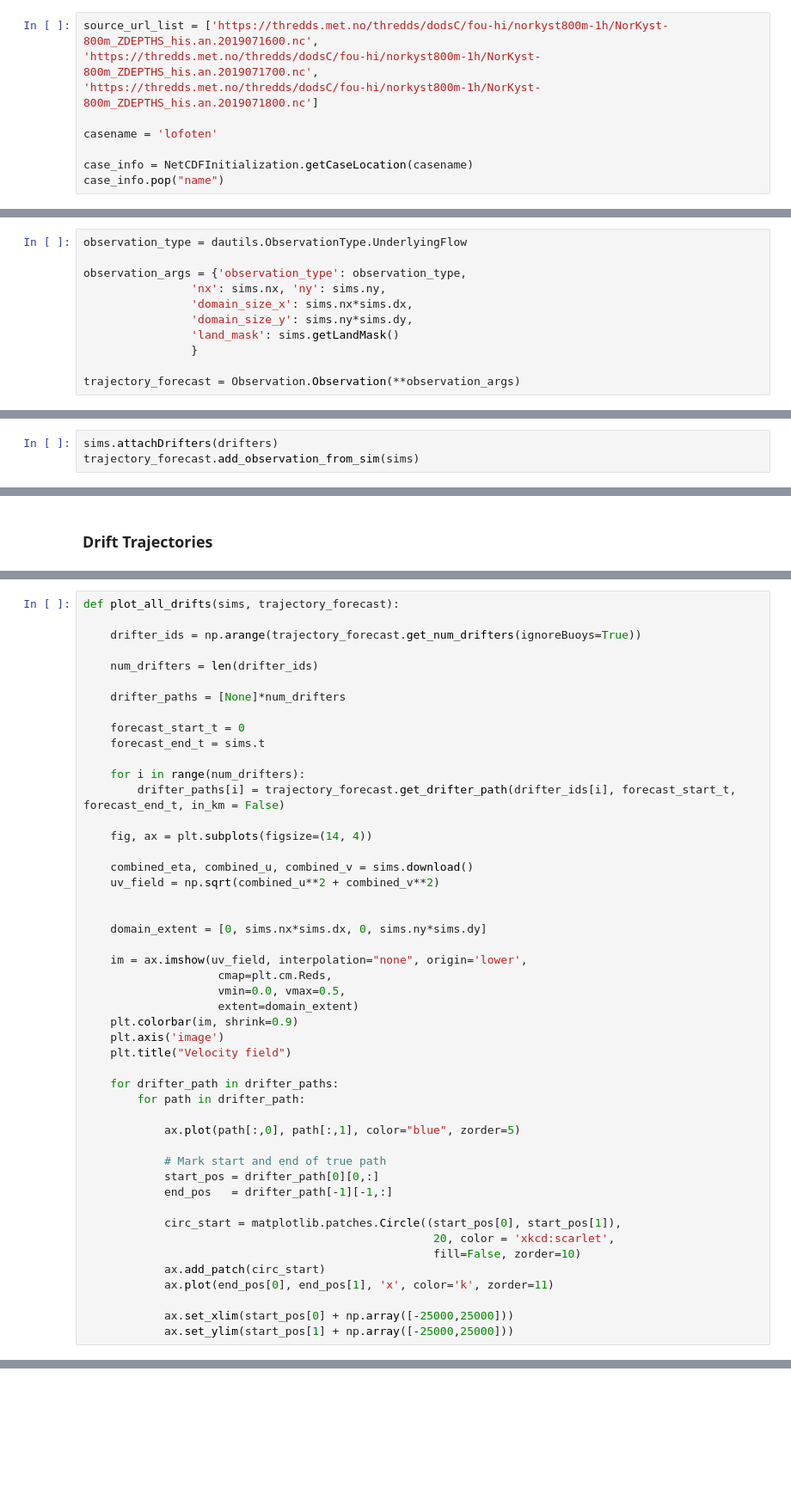
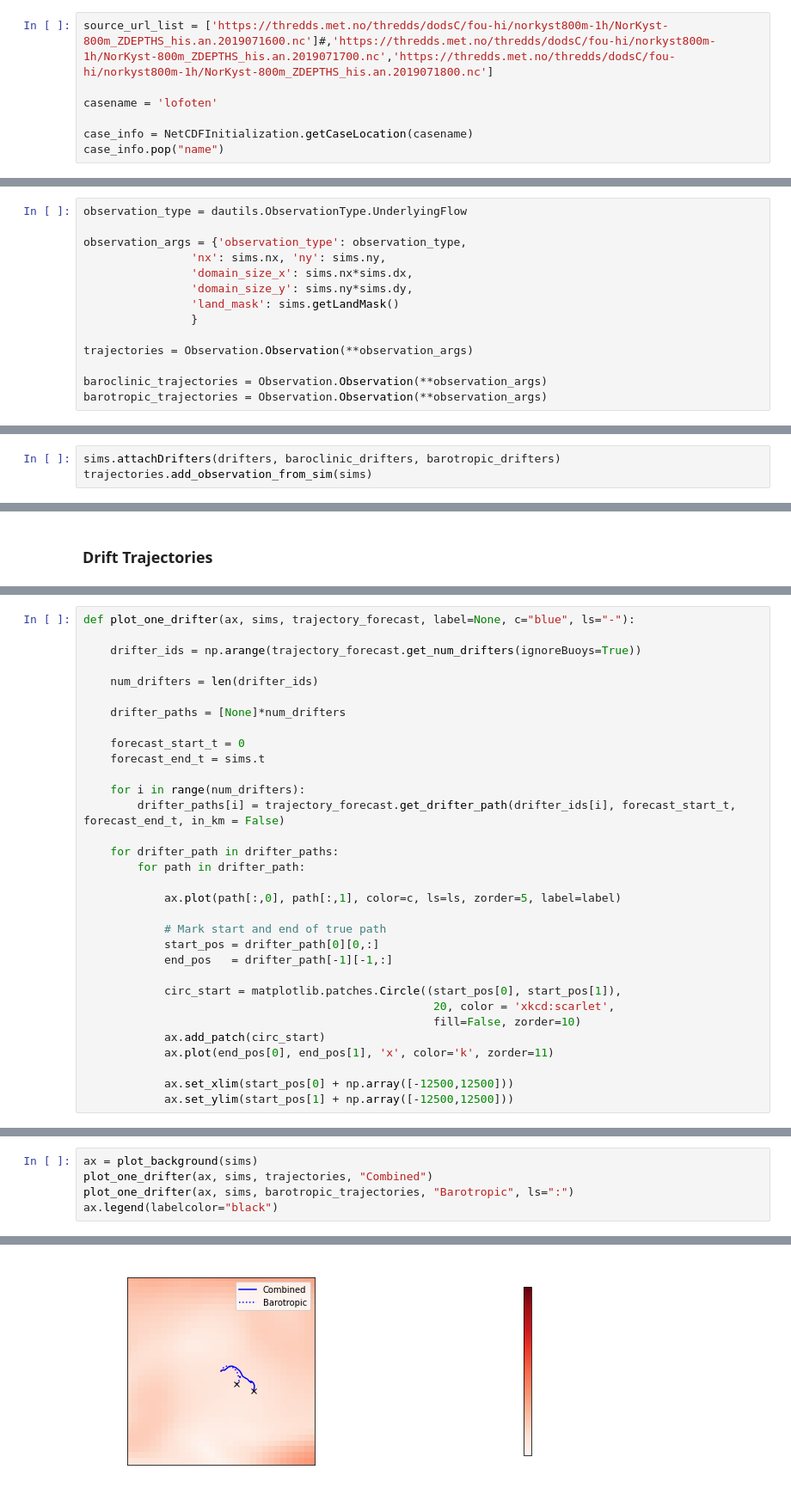
Before and after one commit to sintefmath/reduced-gravity-ocean-model, a Jupyter notebook: notebooks/simTest-CombinedCDKLM16.ipynb, the cells around one changed output, grey strips where cells are left out. Shown at 86% size. Cells and saved outputs as stored; diff of their text form; blank space fills up the shorter version.

Commit message:
drifters in one plot

```diff
--- a/notebooks/simTest-CombinedCDKLM16.ipynb
+++ b/notebooks/simTest-CombinedCDKLM16.ipynb
@@ -290,9 +290,7 @@ def ncAnimation(filename, movie_frames=None, create_movie=True, fig=None, x0=0,
 # %% [markdown]
 ## Selecting area and loading initial- and boundary conditions
 # %%
-source_url_list = ['https://thredds.met.no/thredds/dodsC/fou-hi/norkyst800m-1h/NorKyst-800m_ZDEPTHS_his.an.2019071600.nc',
-'https://thredds.met.no/thredds/dodsC/fou-hi/norkyst800m-1h/NorKyst-800m_ZDEPTHS_his.an.2019071700.nc',
-'https://thredds.met.no/thredds/dodsC/fou-hi/norkyst800m-1h/NorKyst-800m_ZDEPTHS_his.an.2019071800.nc']
+source_url_list = ['https://thredds.met.no/thredds/dodsC/fou-hi/norkyst800m-1h/NorKyst-800m_ZDEPTHS_his.an.2019071600.nc']#,'https://thredds.met.no/thredds/dodsC/fou-hi/norkyst800m-1h/NorKyst-800m_ZDEPTHS_his.an.2019071700.nc','https://thredds.met.no/thredds/dodsC/fou-hi/norkyst800m-1h/NorKyst-800m_ZDEPTHS_his.an.2019071800.nc']
 
 casename = 'lofoten'
 
@@ -344,7 +342,10 @@ observation_args = {'observation_type': observation_type,
                 'land_mask': sims.getLandMask()
                 }
 
-trajectory_forecast = Observation.Observation(**observation_args)
+trajectories = Observation.Observation(**observation_args)
+
+baroclinic_trajectories = Observation.Observation(**observation_args)
+barotropic_trajectories = Observation.Observation(**observation_args)
 # %%
 initx = [200000]
 inity = [175000]
@@ -362,6 +377,6 @@ drifters.setDrifterPositions(drifter_pos_init)
 # %%
-sims.attachDrifters(drifters)
-trajectory_forecast.add_observation_from_sim(sims)
+sims.attachDrifters(drifters, baroclinic_drifters, barotropic_drifters)
+trajectories.add_observation_from_sim(sims)
 # %% [markdown]
 ### Simulation
 # %%
@@ -393,5 +430,5 @@ for hour in range(24):
 # %%
-def plot_all_drifts(sims, trajectory_forecast):
+def plot_one_drifter(ax, sims, trajectory_forecast, label=None, c="blue", ls="-"):
 
     drifter_ids = np.arange(trajectory_forecast.get_num_drifters(ignoreBuoys=True))
 
@@ -405,26 +442,10 @@ def plot_all_drifts(sims, trajectory_forecast):
     for i in range(num_drifters):
         drifter_paths[i] = trajectory_forecast.get_drifter_path(drifter_ids[i], forecast_start_t, forecast_end_t, in_km = False)
 
-    fig, ax = plt.subplots(figsize=(14, 4))
-
-    combined_eta, combined_u, combined_v = sims.download()
-    uv_field = np.sqrt(combined_u**2 + combined_v**2)
-
-
-    domain_extent = [0, sims.nx*sims.dx, 0, sims.ny*sims.dy]
-
-    im = ax.imshow(uv_field, interpolation="none", origin='lower',
-                    cmap=plt.cm.Reds,
-                    vmin=0.0, vmax=0.5,
-                    extent=domain_extent)
-    plt.colorbar(im, shrink=0.9)
-    plt.axis('image')
-    plt.title("Velocity field")
-
     for drifter_path in drifter_paths:
         for path in drifter_path:
 
-            ax.plot(path[:,0], path[:,1], color="blue", zorder=5)
+            ax.plot(path[:,0], path[:,1], color=c, ls=ls, zorder=5, label=label)
 
             # Mark start and end of true path
             start_pos = drifter_path[0][0,:]
@@ -436,5 +457,5 @@ def plot_all_drifts(sims, trajectory_forecast):
             ax.add_patch(circ_start)
             ax.plot(end_pos[0], end_pos[1], 'x', color='k', zorder=11)
 
-            ax.set_xlim(start_pos[0] + np.array([-25000,25000]))
-            ax.set_ylim(start_pos[1] + np.array([-25000,25000]))
+            ax.set_xlim(start_pos[0] + np.array([-12500,12500]))
+            ax.set_ylim(start_pos[1] + np.array([-12500,12500]))
@@ -444,0 +462,6 @@ plot_all_drifts(sims, trajectory_forecast)
+# %%
+ax = plot_background(sims)
+plot_one_drifter(ax, sims, trajectories, "Combined")
+plot_one_drifter(ax, sims, barotropic_trajectories, "Barotropic", ls=":")
+ax.legend(labelcolor="black")
+# %% [output]
@@ -444,0 +469 @@ plot_all_drifts(sims, trajectory_forecast)
+[figure, added]
```
Also changed, not shown: parts of 12 cells of this notebook.
